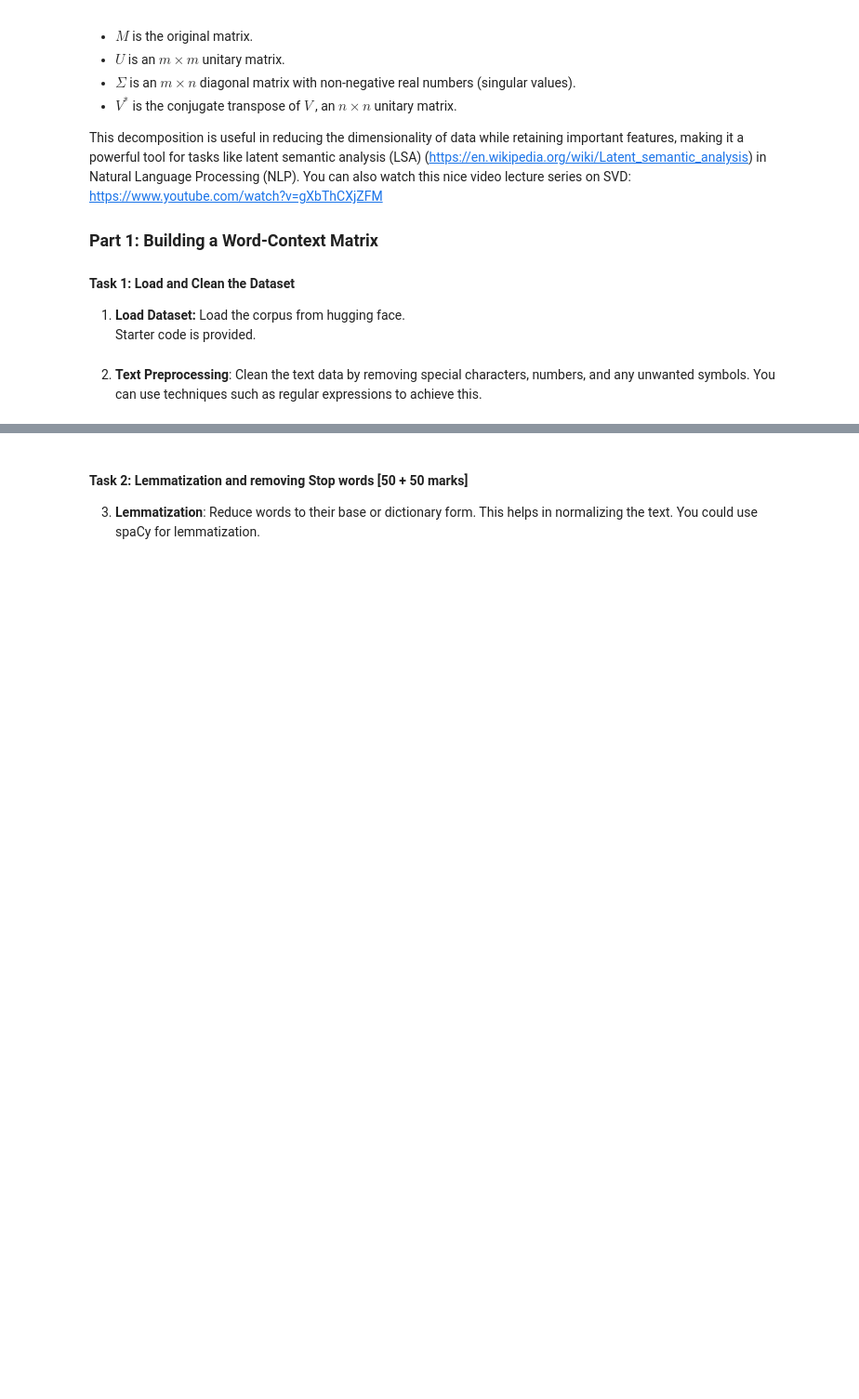
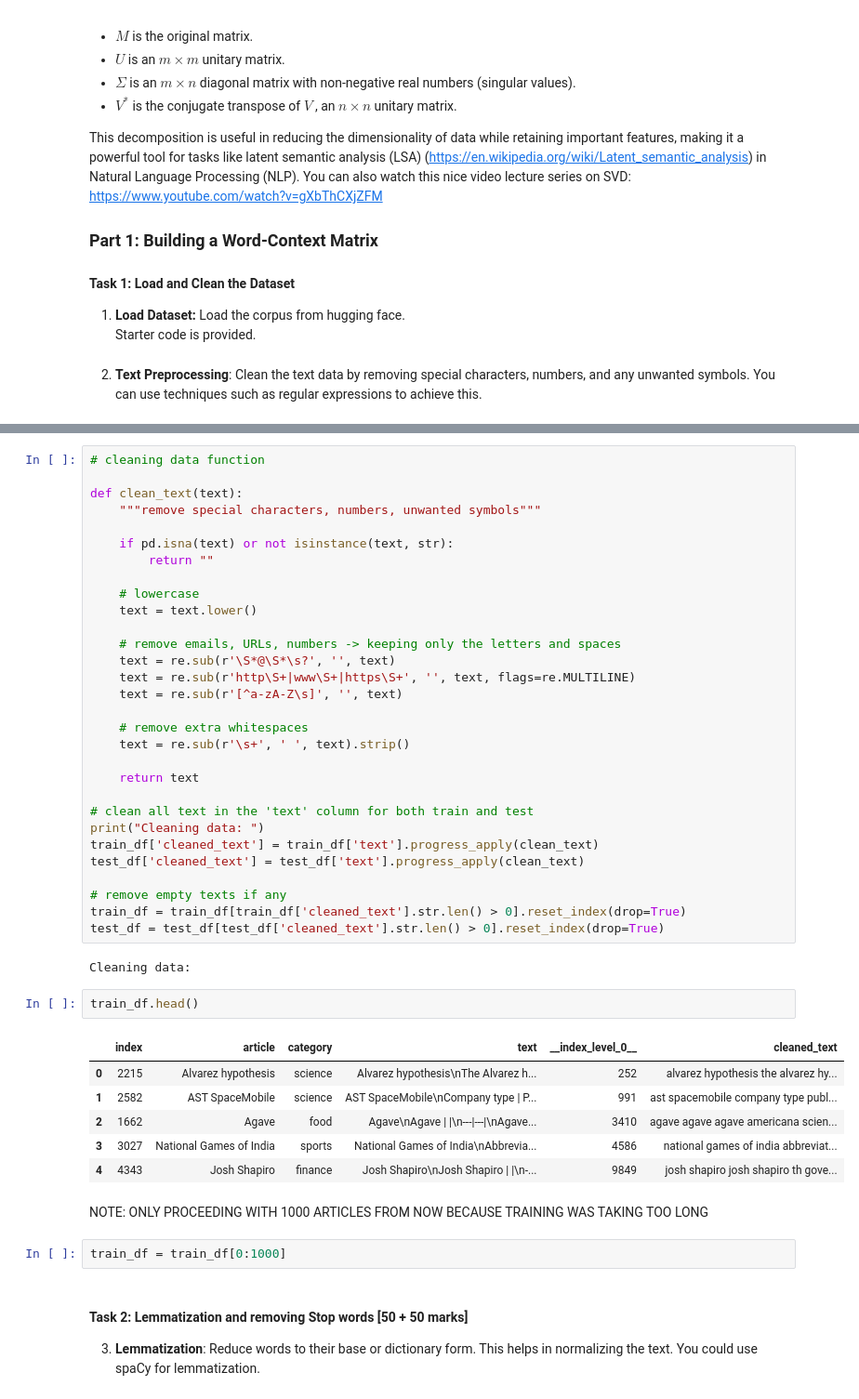
Before and after one commit to whiplxsh21/CS779-IITK, a Jupyter notebook: Assignment 1/question_6.ipynb, the cells around one changed output, grey strips where cells are left out. Shown at 93% size. Cells and saved outputs as stored; diff of their text form; blank space fills up the shorter version.

```diff
--- a/Assignment 1/question_6.ipynb
+++ b/Assignment 1/question_6.ipynb
@@ -56,3 +84,48 @@ Starter code is provided.
+# %%
+# cleaning data function
+
+def clean_text(text):
+    """remove special characters, numbers, unwanted symbols"""
+
+    if pd.isna(text) or not isinstance(text, str):
+        return ""
+
+    # lowercase
+    text = text.lower()
+
+    # remove emails, URLs, numbers -> keeping only the letters and spaces
+    text = re.sub(r'\S*@\S*\s?', '', text)
+    text = re.sub(r'http\S+|www\S+|https\S+', '', text, flags=re.MULTILINE)
+    text = re.sub(r'[^a-zA-Z\s]', '', text)
+
+    # remove extra whitespaces
+    text = re.sub(r'\s+', ' ', text).strip()
+
+    return text
+
+# clean all text in the 'text' column for both train and test
+print("Cleaning data: ")
+train_df['cleaned_text'] = train_df['text'].progress_apply(clean_text)
+test_df['cleaned_text'] = test_df['text'].progress_apply(clean_text)
+
+# remove empty texts if any
+train_df = train_df[train_df['cleaned_text'].str.len() > 0].reset_index(drop=True)
+test_df = test_df[test_df['cleaned_text'].str.len() > 0].reset_index(drop=True)
+# %% [output]
+Cleaning data:
+# %%
+train_df.head()
+# %% [output]
+|  | index | article | category | text | __index_level_0__ | cleaned_text |
+| 0 | 2215 | Alvarez hypothesis | science | Alvarez hypothesis\nThe Alvarez h... | 252 | alvarez hypothesis the alvarez hy... |
+| 1 | 2582 | AST SpaceMobile | science | AST SpaceMobile\nCompany type | P... | 991 | ast spacemobile company type publ... |
+| 2 | 1662 | Agave | food | Agave\nAgave | |\n---|---|\nAgave... | 3410 | agave agave agave americana scien... |
+| 3 | 3027 | National Games of India | sports | National Games of India\nAbbrevia... | 4586 | national games of india abbreviat... |
+| 4 | 4343 | Josh Shapiro | finance | Josh Shapiro\nJosh Shapiro | |\n-... | 9849 | josh shapiro josh shapiro th gove... |
+# %% [markdown]
+NOTE: ONLY PROCEEDING WITH 1000 ARTICLES FROM NOW BECAUSE TRAINING WAS TAKING TOO LONG
+# %%
+train_df = train_df[0:1000]
 # %% [markdown]
 #### **Task 2: Lemmatization and removing Stop words** **[50 + 50 marks]**
 
```
Also changed, not shown: parts of 7 cells of this notebook, 9 other files.
